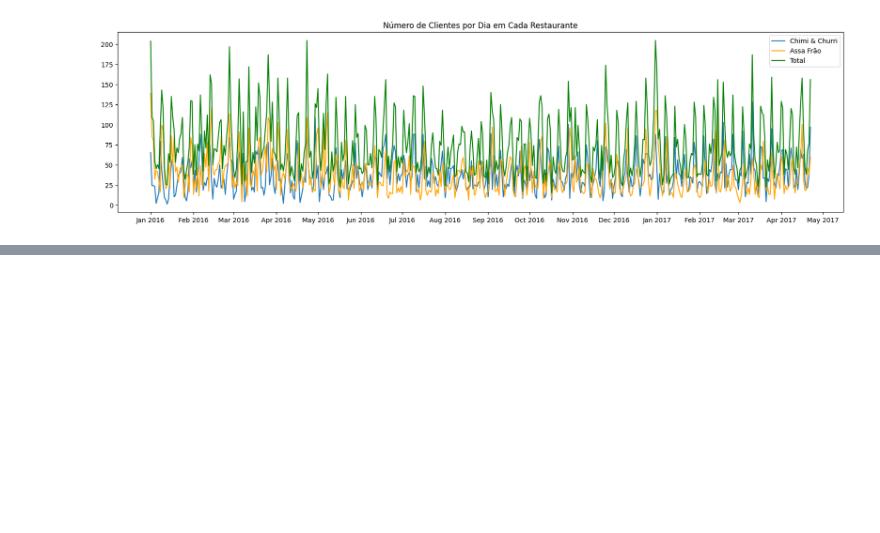
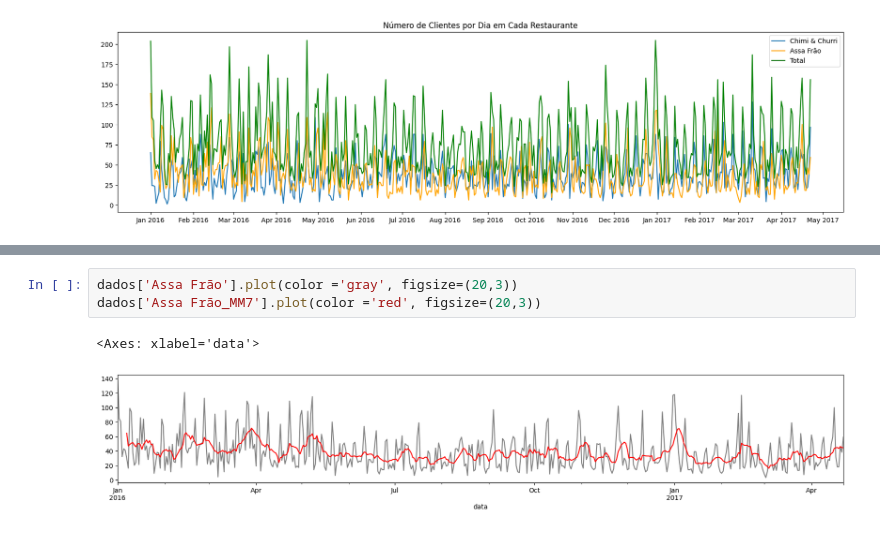
Before and after one commit to JCarapina/Estudos-praticos, a Jupyter notebook: arquivo.ipynb, the cells around one changed output, grey strips where cells are left out. Cells and saved outputs as stored; diff of their text form; blank space fills up the shorter version.

```diff
--- a/arquivo.ipynb
+++ b/arquivo.ipynb
@@ -229,0 +324,6 @@ plt.show()
+# %%
+dados['Assa Frão'].plot(color ='gray', figsize=(20,3))
+dados['Assa Frão_MM7'].plot(color ='red', figsize=(20,3))
+# %% [output]
+<Axes: xlabel='data'>
+[figure, added]
```
Also changed, not shown: parts of 16 cells of this notebook.
